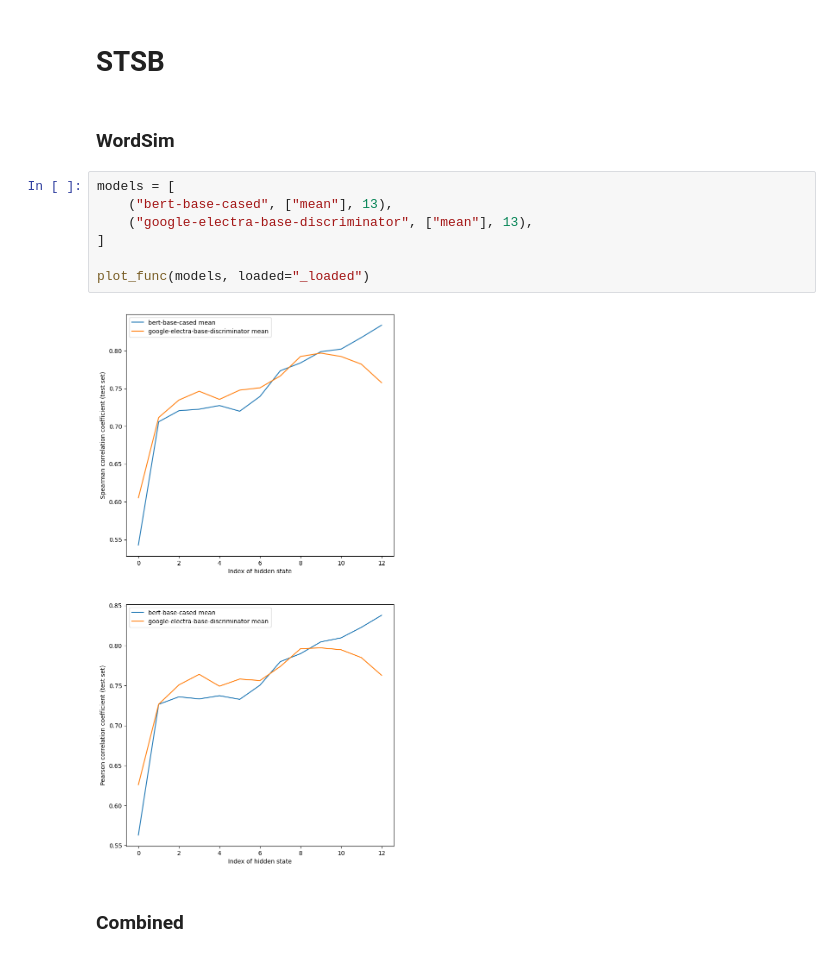
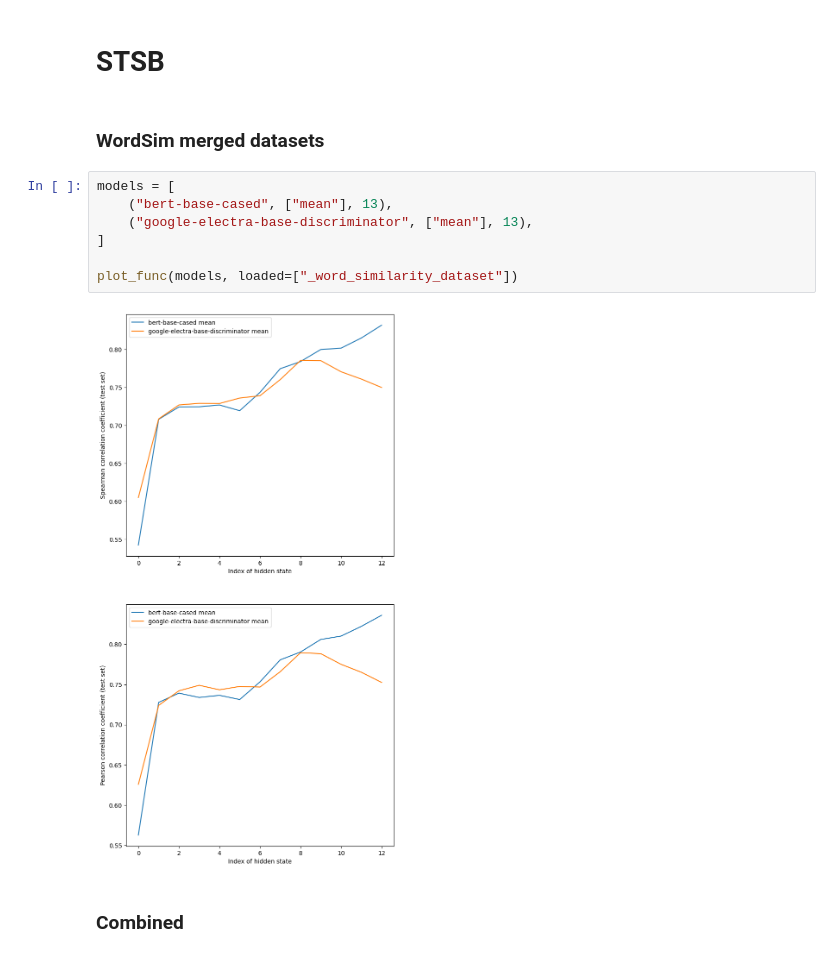
Before and after one commit to ir2718/similarity-embedding-quality, a Jupyter notebook: notebooks/comparison2.ipynb, the cells around one changed output. Drawn from its saved outputs; the diff is of its cells as text.

```diff
--- a/notebooks/comparison2.ipynb
+++ b/notebooks/comparison2.ipynb
@@ -52,16 +53,16 @@ def plot_func(models, dataset="", unsupervised="", loaded=""):
 # %% [markdown]
 # STSB
-# %% [markdown]
-### WordSim
-# %%
-models = [
-    ("bert-base-cased", ["mean"], 13),
-    ("google-electra-base-discriminator", ["mean"], 13),
-]
-
-plot_func(models, loaded="_loaded")
-# %% [output]
-[figure, removed]
+# %% [markdown]
+### WordSim merged datasets
+# %%
+models = [
+    ("bert-base-cased", ["mean"], 13),
+    ("google-electra-base-discriminator", ["mean"], 13),
+]
+
+plot_func(models, loaded=["_word_similarity_dataset"])
+# %% [output]
+[figure, added]
 # %% [markdown]
 ### Combined
 # %%
```
Also changed, not shown: parts of 12 cells of this notebook, 3 other files.
